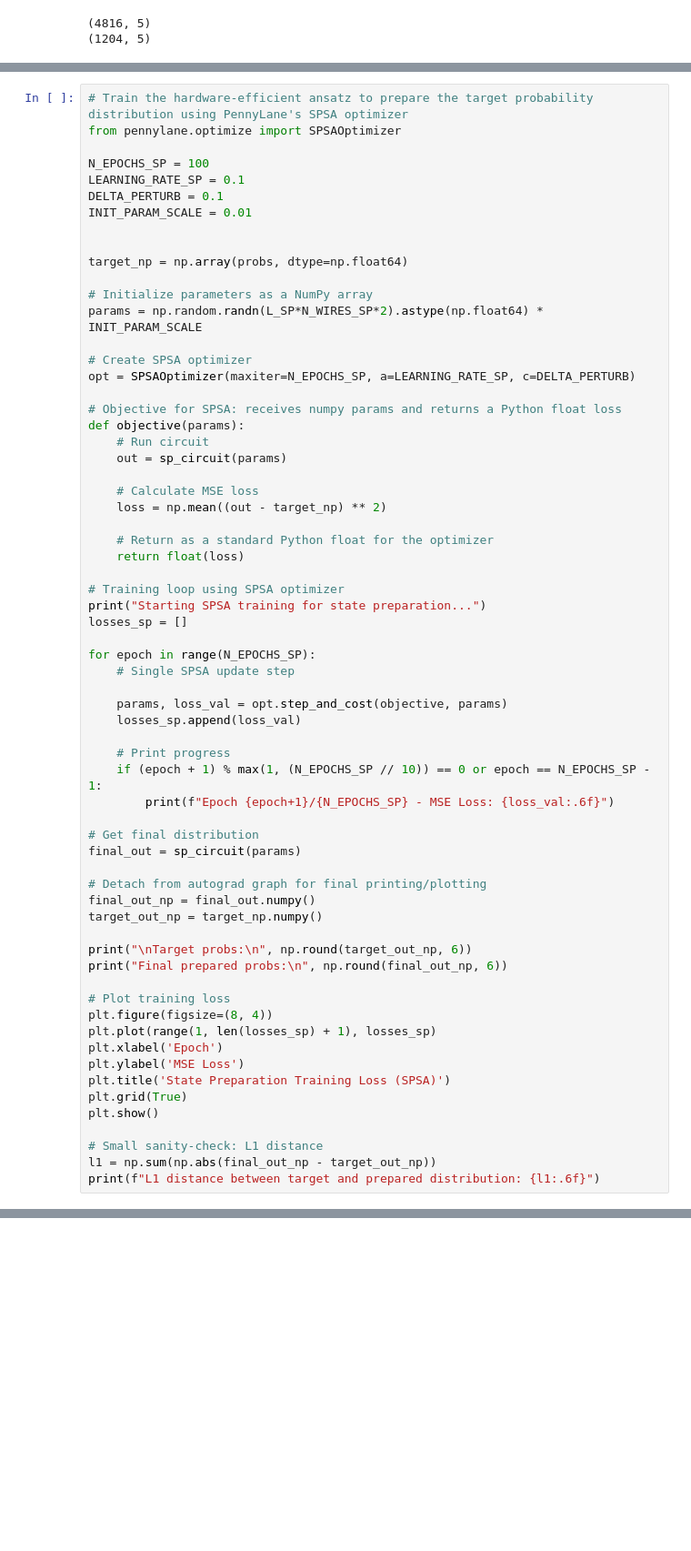
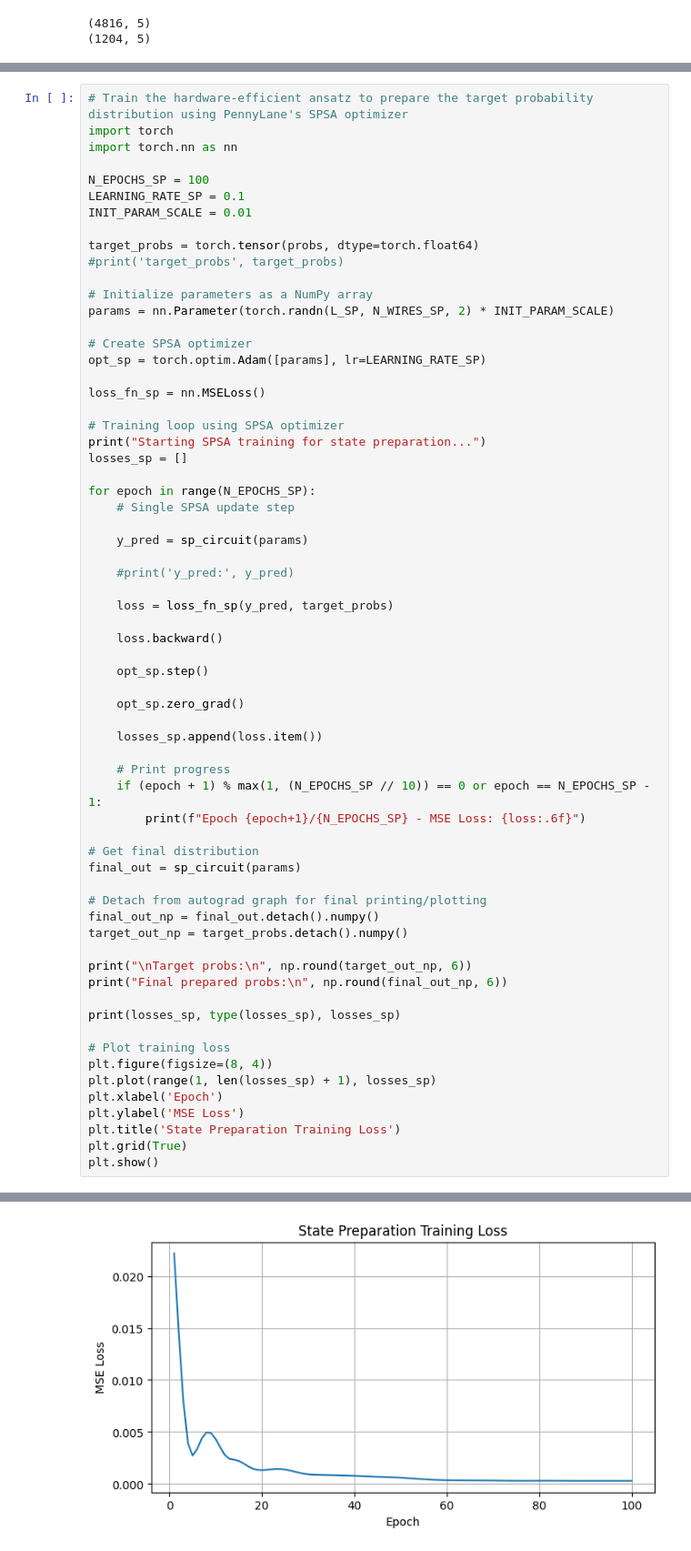
Before and after one commit to Rishivarshil/osuquantumclub, a Jupyter notebook: cqnn_mvp.ipynb, the cells around one changed output, grey strips where cells are left out. Shown: that part at 91% size. Cells and saved outputs as stored; diff of their text form; blank space fills up the shorter version.

Commit message:
Implemented state preparation circuit

```diff
--- a/cqnn_mvp.ipynb
+++ b/cqnn_mvp.ipynb
@@ -235,32 +250,23 @@ def sp_circuit(params):
     return qml.probs(wires=range(N_WIRES_SP))
 # %%
 # Train the hardware-efficient ansatz to prepare the target probability distribution using PennyLane's SPSA optimizer
-from pennylane.optimize import SPSAOptimizer
+import torch
+import torch.nn as nn
 
 N_EPOCHS_SP = 100
 LEARNING_RATE_SP = 0.1
-DELTA_PERTURB = 0.1
 INIT_PARAM_SCALE = 0.01
 
-
-target_np = np.array(probs, dtype=np.float64)
+target_probs = torch.tensor(probs, dtype=torch.float64)
+#print('target_probs', target_probs)
 
 # Initialize parameters as a NumPy array
-params = np.random.randn(L_SP*N_WIRES_SP*2).astype(np.float64) * INIT_PARAM_SCALE
+params = nn.Parameter(torch.randn(L_SP, N_WIRES_SP, 2) * INIT_PARAM_SCALE)
 
 # Create SPSA optimizer
-opt = SPSAOptimizer(maxiter=N_EPOCHS_SP, a=LEARNING_RATE_SP, c=DELTA_PERTURB)
+opt_sp = torch.optim.Adam([params], lr=LEARNING_RATE_SP)
 
-# Objective for SPSA: receives numpy params and returns a Python float loss
-def objective(params):
-    # Run circuit
-    out = sp_circuit(params)
-
-    # Calculate MSE loss
-    loss = np.mean((out - target_np) ** 2)
-
-    # Return as a standard Python float for the optimizer
-    return float(loss)
+loss_fn_sp = nn.MSELoss()
 
 # Training loop using SPSA optimizer
 print("Starting SPSA training for state preparation...")
@@ -269,34 +275,43 @@ losses_sp = []
 for epoch in range(N_EPOCHS_SP):
     # Single SPSA update step
 
-    params, loss_val = opt.step_and_cost(objective, params)
-    losses_sp.append(loss_val)
+    y_pred = sp_circuit(params)
+
+    #print('y_pred:', y_pred)
+
+    loss = loss_fn_sp(y_pred, target_probs)
+
+    loss.backward()
+
+    opt_sp.step()
+
+    opt_sp.zero_grad()
+
+    losses_sp.append(loss.item())
 
     # Print progress
     if (epoch + 1) % max(1, (N_EPOCHS_SP // 10)) == 0 or epoch == N_EPOCHS_SP - 1:
-        print(f"Epoch {epoch+1}/{N_EPOCHS_SP} - MSE Loss: {loss_val:.6f}")
+        print(f"Epoch {epoch+1}/{N_EPOCHS_SP} - MSE Loss: {loss:.6f}")
 
 # Get final distribution
 final_out = sp_circuit(params)
 
 # Detach from autograd graph for final printing/plotting
-final_out_np = final_out.numpy()
-target_out_np = target_np.numpy()
+final_out_np = final_out.detach().numpy()
+target_out_np = target_probs.detach().numpy()
 
 print("\nTarget probs:\n", np.round(target_out_np, 6))
 print("Final prepared probs:\n", np.round(final_out_np, 6))
+
+print(losses_sp, type(losses_sp), losses_sp)
 
 # Plot training loss
 plt.figure(figsize=(8, 4))
 plt.plot(range(1, len(losses_sp) + 1), losses_sp)
 plt.xlabel('Epoch')
 plt.ylabel('MSE Loss')
-plt.title('State Preparation Training Loss (SPSA)')
+plt.title('State Preparation Training Loss')
 plt.grid(True)
 plt.show()
-
-# Small sanity-check: L1 distance
-l1 = np.sum(np.abs(final_out_np - target_out_np))
-print(f"L1 distance between target and prepared distribution: {l1:.6f}")
 # %% [output]
 Starting SPSA training for state preparation...
@@ -303,0 +334 @@ AttributeError: 'float' object has no attribute 'size'
+[figure, added]
```
Also changed, not shown: parts of 10 cells of this notebook.
